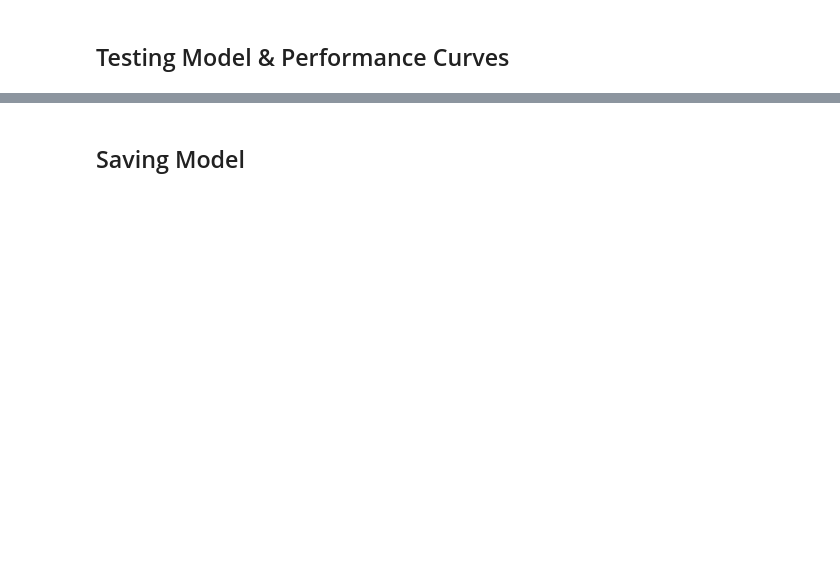
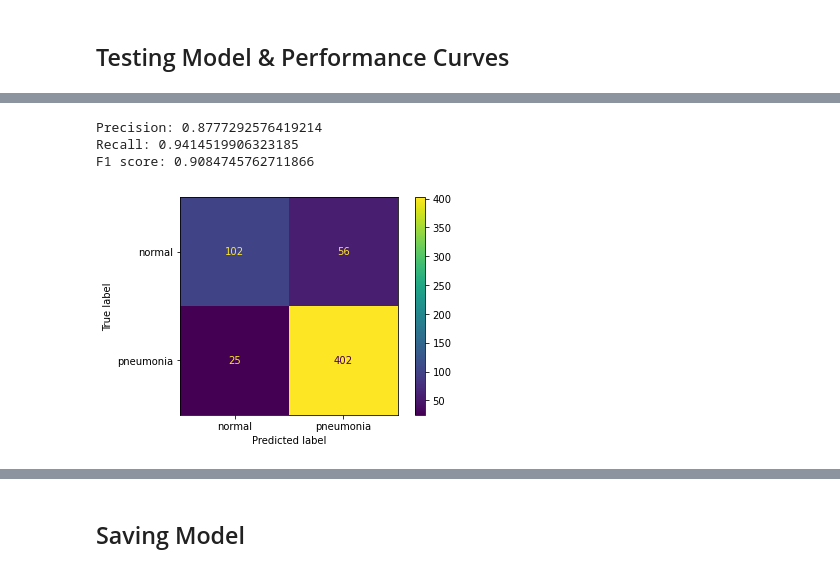
Before and after one commit to RealWinTKyaw/Deep-Learning, a Jupyter notebook: 1_CNNModel.ipynb, the cells around one changed output, grey strips where cells are left out. Cells and saved outputs as stored; diff of their text form; code cells hidden in the pictures; blank space fills up the shorter version.

```diff
--- a/1_CNNModel.ipynb
+++ b/1_CNNModel.ipynb
@@ -266,0 +211,11 @@ plt.show()
+# %%
+test_loader2 = produce_loader(test_data, 1)
+# %%
+correct_list, wrong_list, true_labels2, model_preds2 = get_pictures_test(device, model, test_loader2)
+# %%
+show_metrics(true_labels2, model_preds2)
+# %% [output]
+Precision: 0.8777292576419214
+Recall: 0.9414519906323185
+F1 score: 0.9084745762711866
+[figure, added]
```
Also changed, not shown: parts of 24 cells of this notebook.
